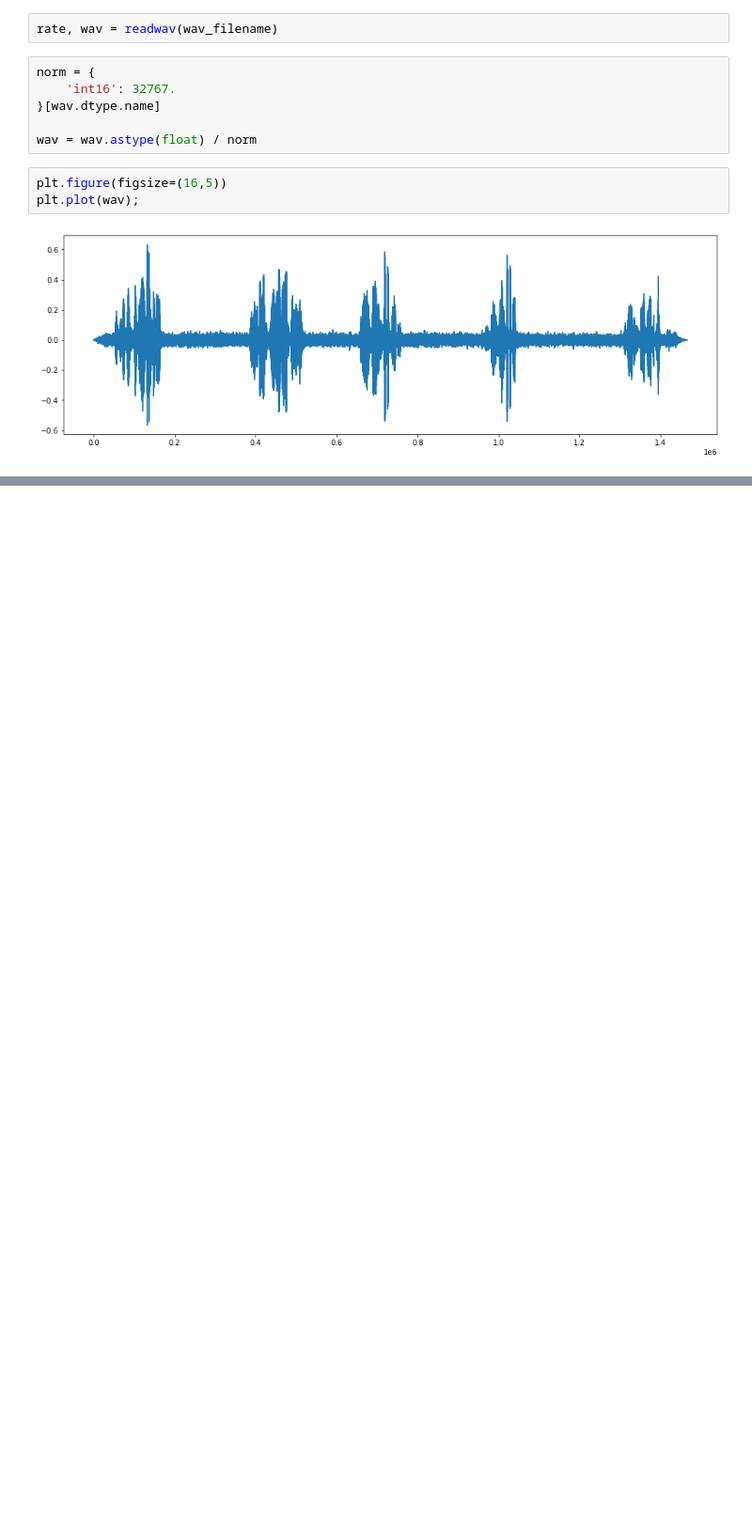
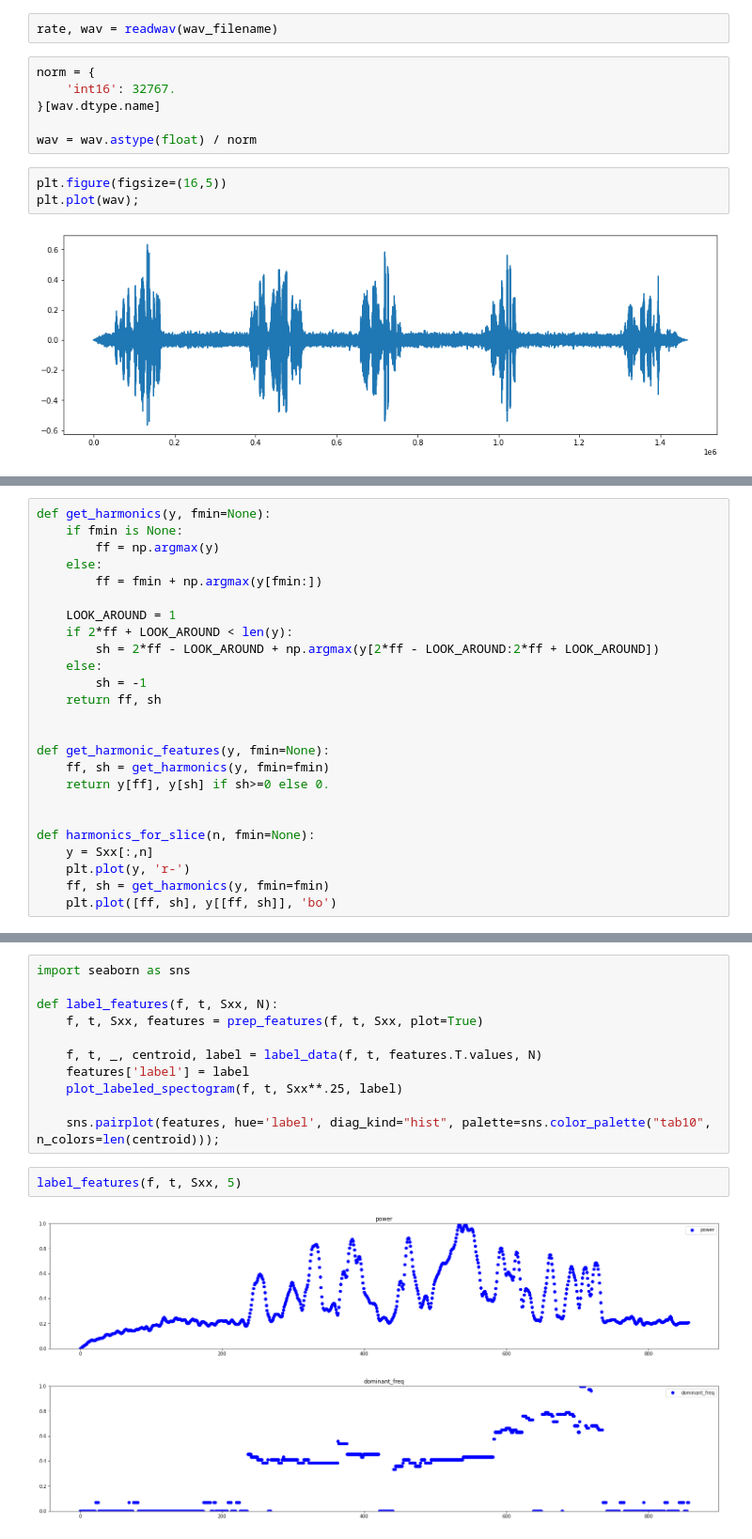
Before and after one commit to malleor/blackbird, a Jupyter notebook: blackbird-poc.ipynb, the cells around one changed output, grey strips where cells are left out. Shown: that part at 94% size. Saved outputs shown, nothing was run; the diff lists cells and outputs as text; blank space fills up the shorter version.

```diff
--- a/blackbird-poc.ipynb
+++ b/blackbird-poc.ipynb
@@ -95,0 +128,25 @@ plot_labeled_spectogram(t, f, Sxx, label)
+# %%
+def get_harmonics(y, fmin=None):
+    if fmin is None:
+        ff = np.argmax(y)
+    else:
+        ff = fmin + np.argmax(y[fmin:])
+
+    LOOK_AROUND = 1
+    if 2*ff + LOOK_AROUND < len(y):
+        sh = 2*ff - LOOK_AROUND + np.argmax(y[2*ff - LOOK_AROUND:2*ff + LOOK_AROUND])
+    else:
+        sh = -1
+    return ff, sh
+
+
+def get_harmonic_features(y, fmin=None):
+    ff, sh = get_harmonics(y, fmin=fmin)
+    return y[ff], y[sh] if sh>=0 else 0.
+
+
+def harmonics_for_slice(n, fmin=None):
+    y = Sxx[:,n]
+    plt.plot(y, 'r-')
+    ff, sh = get_harmonics(y, fmin=fmin)
+    plt.plot([ff, sh], y[[ff, sh]], 'bo')
@@ -95,0 +186,16 @@ plot_labeled_spectogram(t, f, Sxx, label)
+# %%
+import seaborn as sns
+
+def label_features(f, t, Sxx, N):
+    f, t, Sxx, features = prep_features(f, t, Sxx, plot=True)
+
+    f, t, _, centroid, label = label_data(f, t, features.T.values, N)
+    features['label'] = label
+    plot_labeled_spectogram(f, t, Sxx**.25, label)
+
+    sns.pairplot(features, hue='label', diag_kind="hist", palette=sns.color_palette("tab10", n_colors=len(centroid)));
+# %%
+label_features(f, t, Sxx, 5)
+# %% [output]
+[figure, added]
+[figure, added]
```
Also changed, not shown: parts of 17 cells of this notebook, 2 other files.
